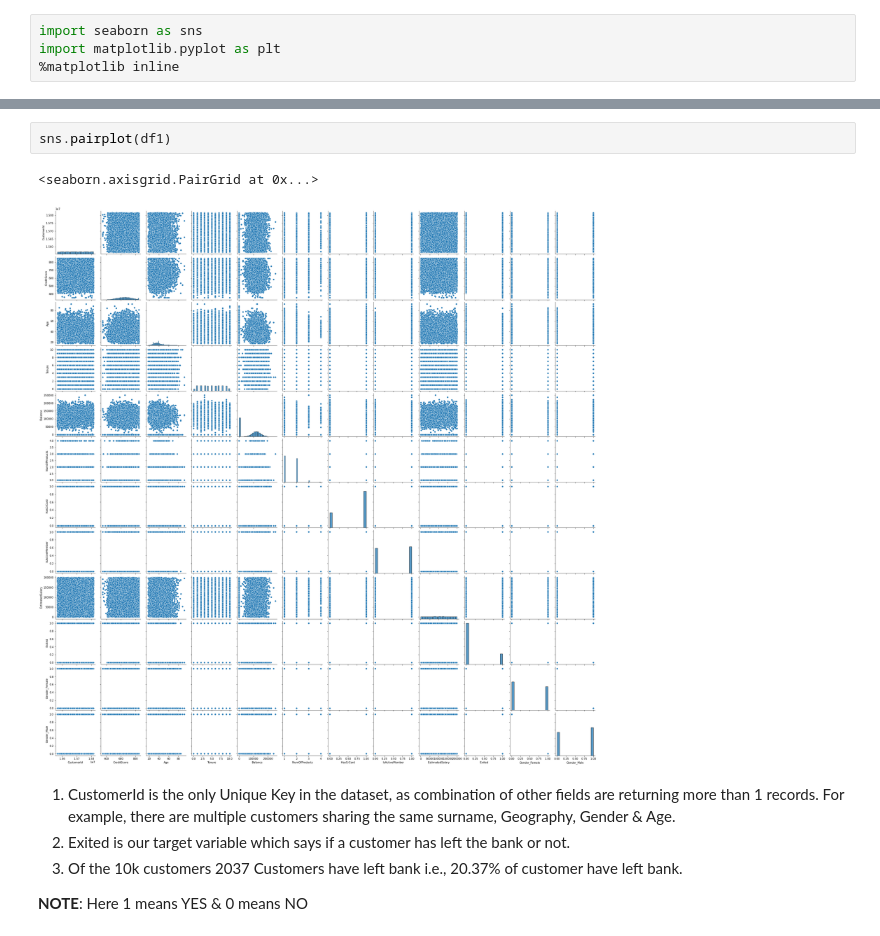
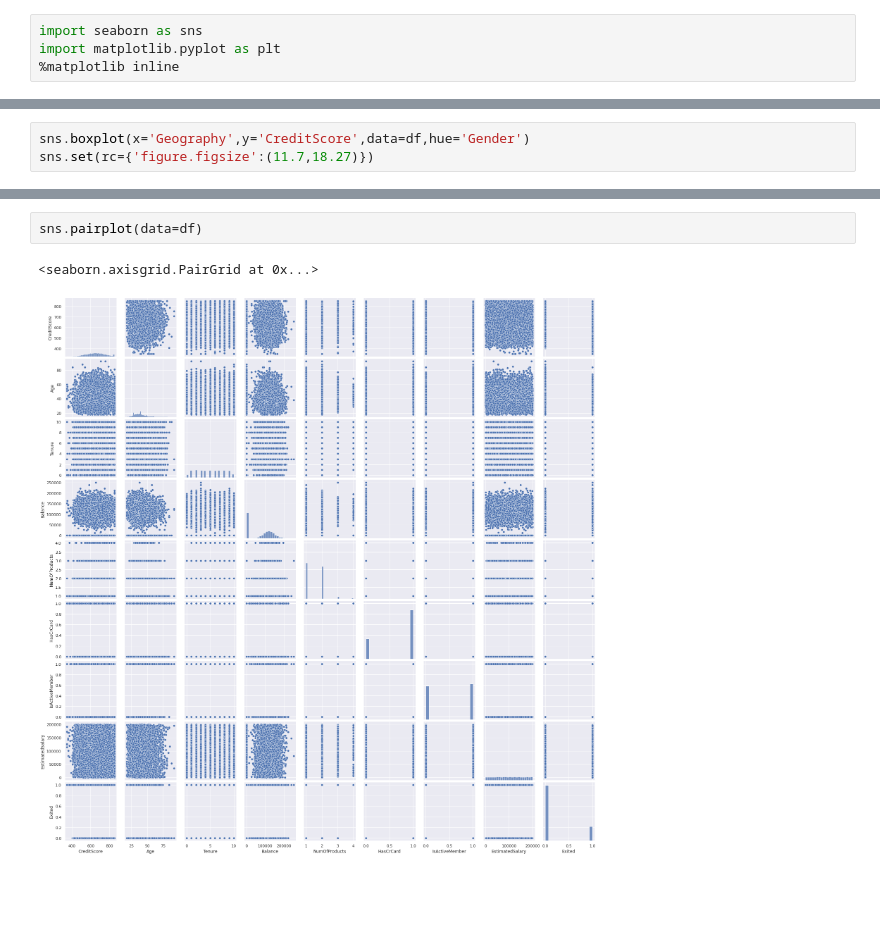
Before and after one commit to santhoshbvsrk/DeepLearning, a Jupyter notebook: ChurnModelling/ChurnModelling.ipynb, the cells around one changed output, grey strips where cells are left out. Drawn from its saved outputs; the diff is of its cells as text; blank space fills up the shorter version.

```diff
--- a/ChurnModelling/ChurnModelling.ipynb
+++ b/ChurnModelling/ChurnModelling.ipynb
@@ -155,0 +158,3 @@ df1[['Age','Balance','CreditScore', 'Tenure', 'EstimatedSalary']].boxplot(vert=0
+# %%
+sns.boxplot(x='Geography',y='CreditScore',data=df,hue='Gender')
+sns.set(rc={'figure.figsize':(11.7,18.27)})
@@ -156,14 +175,5 @@ df1[['Age','Balance','CreditScore', 'Tenure', 'EstimatedSalary']].boxplot(vert=0
 # %%
-sns.pairplot(df1)
+sns.pairplot(data=df)
 # %% [output]
 <seaborn.axisgrid.PairGrid at 0x...>
-[figure, old version]
+[figure, new version]
-# %% [markdown]
-
-
-1.   CustomerId is the only Unique Key in the dataset, as combination of other fields are returning more than 1 records. For example, there are multiple customers sharing the same surname, Geography, Gender & Age.
-2.   Exited is our target variable which says if a customer has left the bank or not.
-3. Of the 10k customers 2037 Customers have left bank i.e., 20.37% of customer have left bank.
-
-
-**NOTE**: Here 1 means YES & 0 means NO
```
Also changed, not shown: parts of 43 cells of this notebook.
